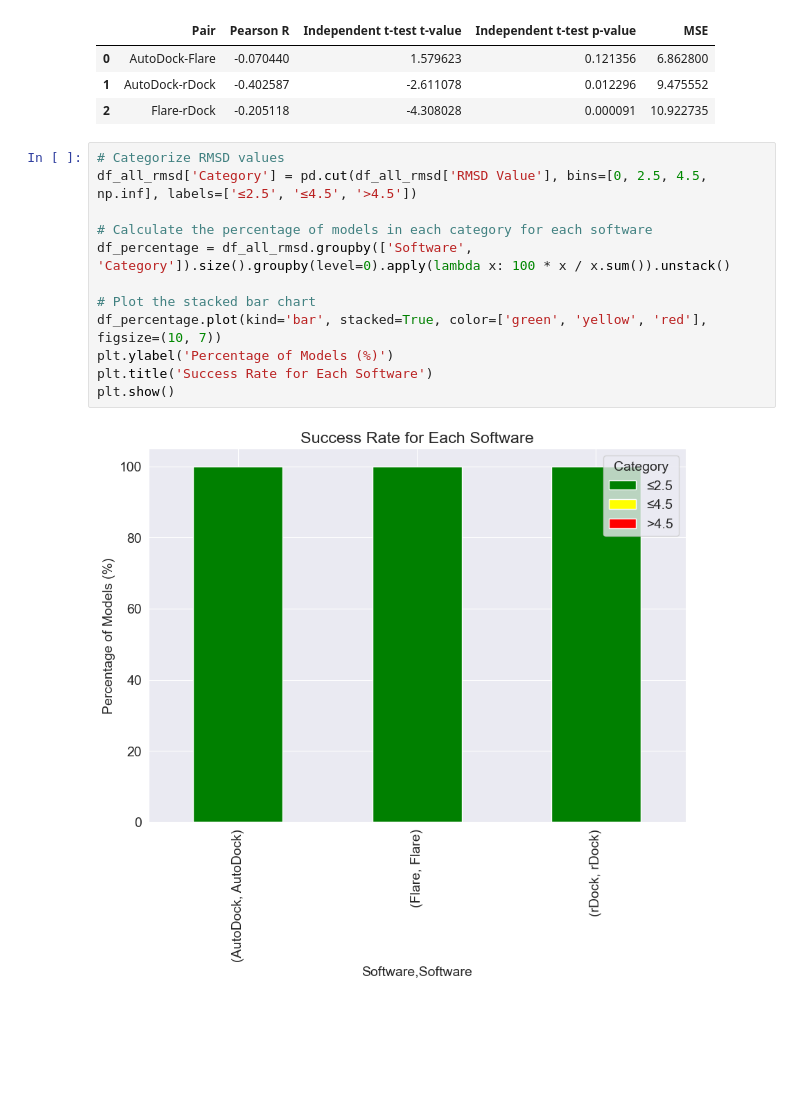
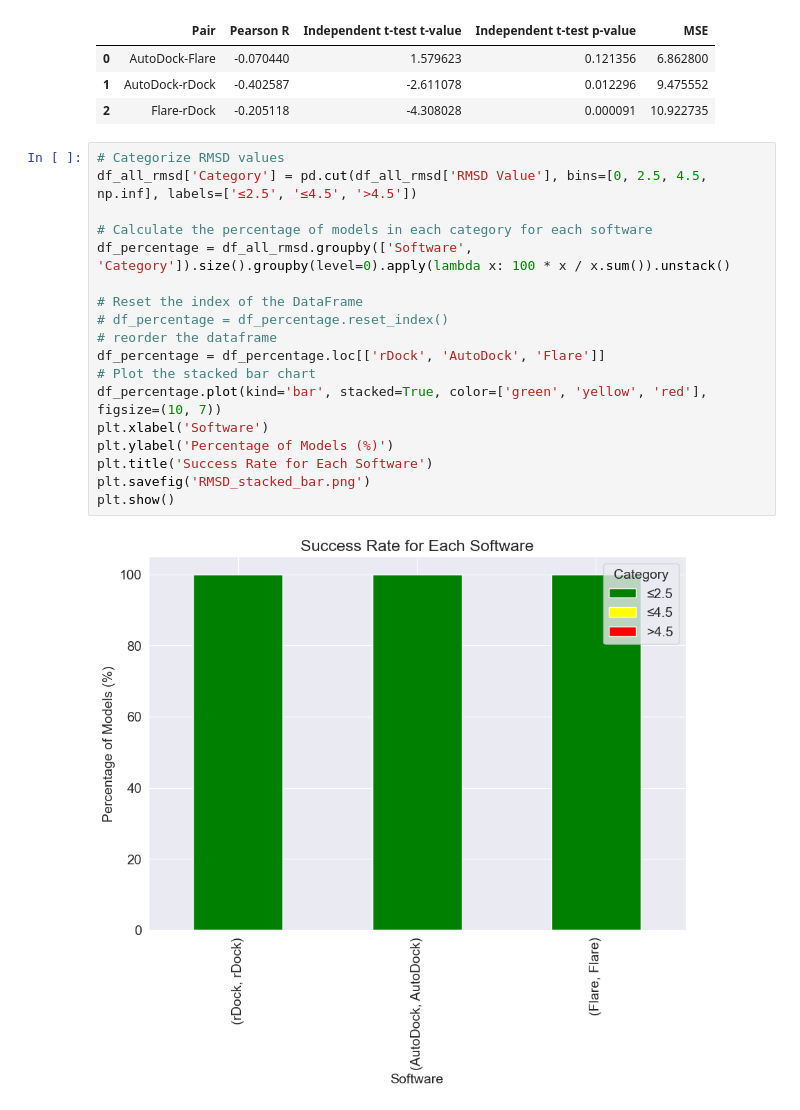
Before and after one commit to GrignardReagent/SARS-CoV-2-Docking-Project, a Jupyter notebook: presentation_prep.ipynb, the cells around one changed output. Saved outputs shown, nothing was run; the diff lists cells and outputs as text; blank space fills up the shorter version.

```diff
--- a/presentation_prep.ipynb
+++ b/presentation_prep.ipynb
@@ -434,14 +438,20 @@ df_stats_results
 # %%
 # Categorize RMSD values
 df_all_rmsd['Category'] = pd.cut(df_all_rmsd['RMSD Value'], bins=[0, 2.5, 4.5, np.inf], labels=['≤2.5', '≤4.5', '>4.5'])
 
 # Calculate the percentage of models in each category for each software
 df_percentage = df_all_rmsd.groupby(['Software', 'Category']).size().groupby(level=0).apply(lambda x: 100 * x / x.sum()).unstack()
 
+# Reset the index of the DataFrame
+# df_percentage = df_percentage.reset_index()
+# reorder the dataframe
+df_percentage = df_percentage.loc[['rDock', 'AutoDock', 'Flare']]
 # Plot the stacked bar chart
 df_percentage.plot(kind='bar', stacked=True, color=['green', 'yellow', 'red'], figsize=(10, 7))
+plt.xlabel('Software')
 plt.ylabel('Percentage of Models (%)')
 plt.title('Success Rate for Each Software')
+plt.savefig('RMSD_stacked_bar.png')
 plt.show()
 # %% [output]
-[figure, old version]
+[figure, new version]
```
Also changed, not shown: parts of 4 cells of this notebook, 2 other files.
